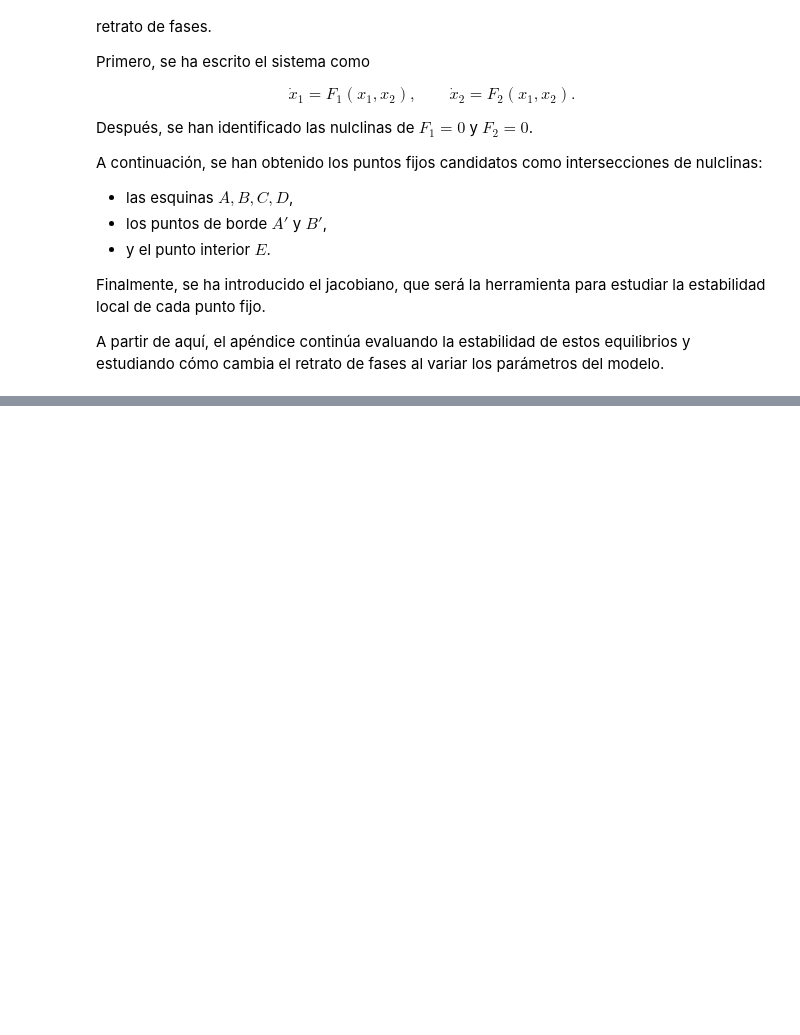
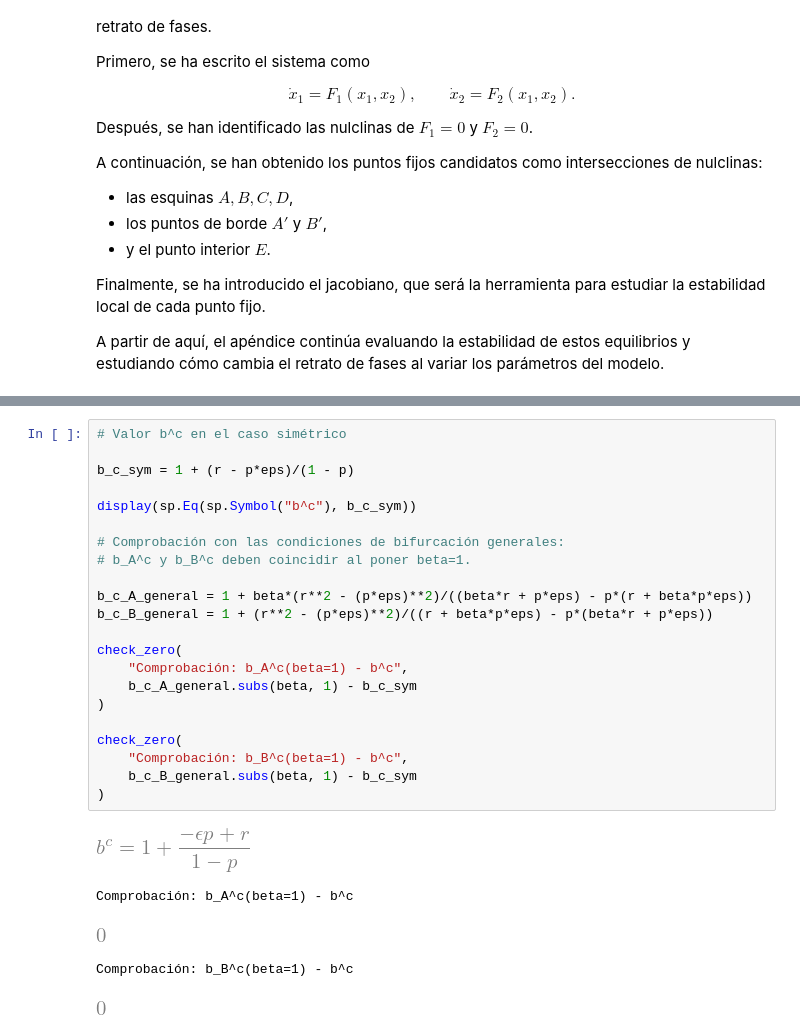
Before and after one commit to Yo5oyRuben/guerra-mafias, a Jupyter notebook: Resolucion_Analitica/Resolucion_analitica_anexo.ipynb, the cells around one changed output, grey strips where cells are left out. Drawn from its saved outputs; the diff is of its cells as text; blank space fills up the shorter version.

```diff
--- a/Resolucion_Analitica/Resolucion_analitica_anexo.ipynb
+++ b/Resolucion_Analitica/Resolucion_analitica_anexo.ipynb
@@ -1924,0 +2202,28 @@ A partir de aquí, el apéndice continúa evaluando la estabilidad de estos equi
+# %%
+# Valor b^c en el caso simétrico
+
+b_c_sym = 1 + (r - p*eps)/(1 - p)
+
+display(sp.Eq(sp.Symbol("b^c"), b_c_sym))
+
+# Comprobación con las condiciones de bifurcación generales:
+# b_A^c y b_B^c deben coincidir al poner beta=1.
+
+b_c_A_general = 1 + beta*(r**2 - (p*eps)**2)/((beta*r + p*eps) - p*(r + beta*p*eps))
+b_c_B_general = 1 + (r**2 - (p*eps)**2)/((r + beta*p*eps) - p*(beta*r + p*eps))
+
+check_zero(
+    "Comprobación: b_A^c(beta=1) - b^c",
+    b_c_A_general.subs(beta, 1) - b_c_sym
+)
+
+check_zero(
+    "Comprobación: b_B^c(beta=1) - b^c",
+    b_c_B_general.subs(beta, 1) - b_c_sym
+)
+# %% [output]
+[figure, added]
+Comprobación: b_A^c(beta=1) - b^c
+[figure, added]
+Comprobación: b_B^c(beta=1) - b^c
+[figure, added]
```
Also changed, not shown: parts of 36 cells of this notebook.
